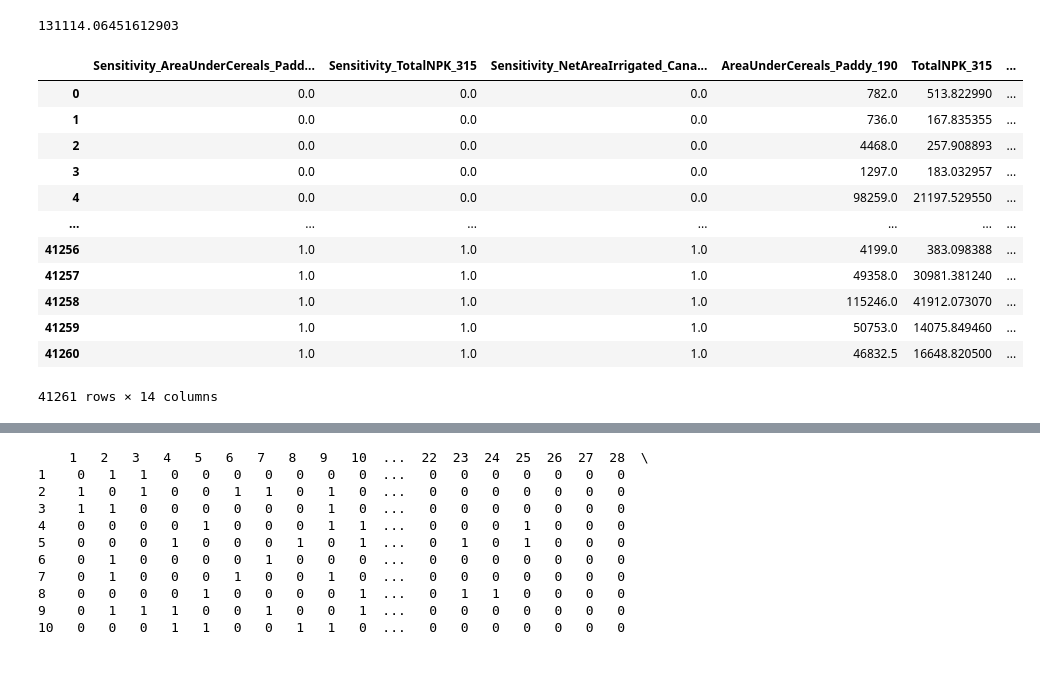
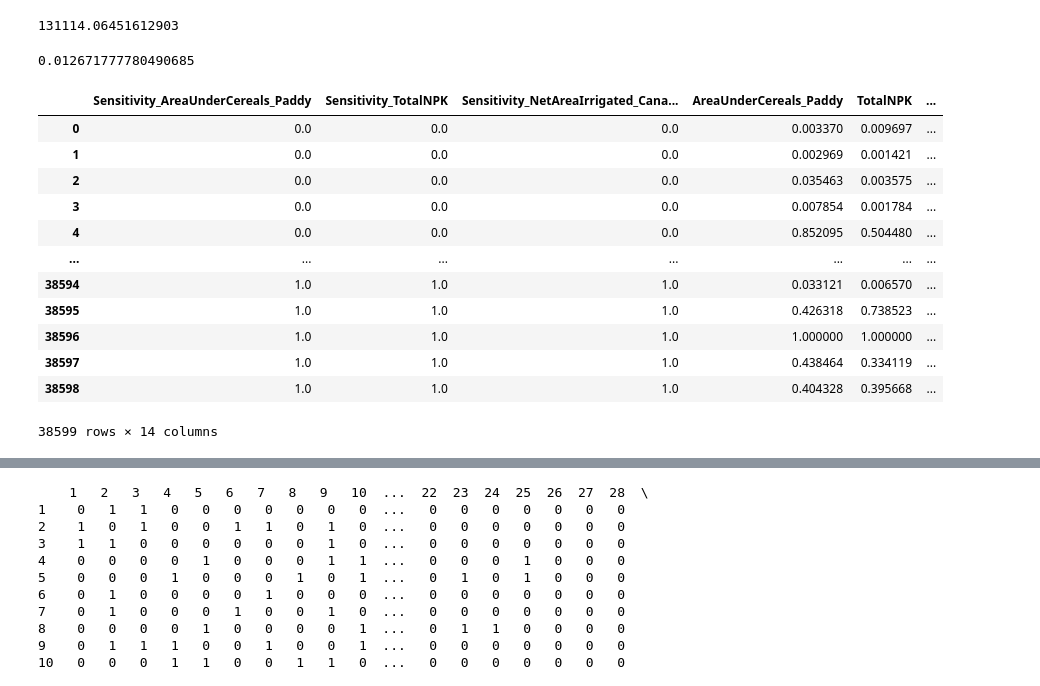
Before and after one commit to WSL-IIITB/WSL_IM_24-25, a Jupyter notebook: Rice_Prescriptive.ipynb, the cells around one changed output, grey strips where cells are left out. Cells and saved outputs as stored; diff of their text form; code cells hidden in the pictures.

```diff
--- a/Rice_Prescriptive.ipynb
+++ b/Rice_Prescriptive.ipynb
@@ -13,6 +13,15 @@ Zones = pd.read_excel('Zones.xlsx')
 Dataset = pd.read_csv('KAG 2016-17\Agriculture\Agriculture_KAG_2016_17.csv')
 Dataset.columns = map(remove_pattern, Dataset.columns)
 
+param = pd.read_csv('Params/3_parameters_multicollinearity_rice.csv')
+param.columns = map(remove_pattern, param.columns)
+
 Working_Directory = pd.read_csv('Working_Directory.csv')
-Working_Directory[24:]
+Working_Directory = Working_Directory[['District','Rice_Production', 'TotalNPK','AreaUnderCereals_Paddy','NetAreaIrrigated_Canals_NetAreaIrrigated','Rice_Ratio']].copy()
+
+for x in param.columns:
+    if(x != 'AreaUnderCereals_Paddy'):
+        Working_Directory[x] = Working_Directory[x]*Working_Directory['Rice_Ratio']
+
+Working_Directory
 # %% [output]
@@ -65,5 +145,12 @@ Case_file.head()
 # %%
-model=sm.OLS(y,Case_file).fit()
+# model=sm.OLS(y,Case_file).fit()
+# print(model.summary())
+# model.params.values
+# coef=model.params.values[1:]
+# coef
+
+model=sm.OLS(y_st['Rice_Production'],X_st).fit()
+Case_file = X_st
 print(model.summary())
 model.params.values
 coef=model.params.values[1:]
@@ -104,8 +191,9 @@ Case_file.loc[:,'Beta_2'] = coef[1]
 Case_file.loc[:,'Beta_3'] = coef[2]
 
 intervals = np.arange(0, 1.1, 0.1)
-columns=['Sensitivity_AreaUnderCereals_Paddy_190', 'Sensitivity_TotalNPK_315','Sensitivity_NetAreaIrrigated_Canals_NetAreaIrrigated_173']
+columns=['Sensitivity_AreaUnderCereals_Paddy', 'Sensitivity_TotalNPK','Sensitivity_NetAreaIrrigated_Canals_NetAreaIrrigated']
 # Generate all possible combinations of elements in arr
+num = len(columns)
 combinations = product(intervals, repeat=len(columns))
 combinations
 # %% [output]
@@ -166,33 +254,39 @@ result_df.head()
 Working_Directory['Rice_Production'].mean()
 # %% [output]
 131114.06451612903
+# %%
+delta_O = 0.05*y_st['Rice_Production'].median()
+delta_O
+# %% [output]
+0.012671777780490685
 # %%
-delta_O = 5000
+# delta_O = 5000
 
-result_df['New_F1'] = result_df['AreaUnderCereals_Paddy_190'] + (result_df['Sensitivity_AreaUnderCereals_Paddy_190']*delta_O)/result_df['Beta_1']
-result_df['New_F2'] = result_df['TotalNPK_315'] + (result_df['Sensitivity_TotalNPK_315']*delta_O)/result_df['Beta_2']
-result_df['New_F3'] = result_df['NetAreaIrrigated_Canals_NetAreaIrrigated_173'] + (result_df['Sensitivity_NetAreaIrrigated_Canals_NetAreaIrrigated_173']*delta_O)/result_df['Beta_3']
-result_df['District'] = np.tile(Working_Directory['District'],11**3)
+result_df['New_F1'] = result_df['AreaUnderCereals_Paddy'] + (result_df['Sensitivity_AreaUnderCereals_Paddy']*delta_O)/result_df['Beta_1']
+result_df['New_F2'] = result_df['TotalNPK'] + (result_df['Sensitivity_TotalNPK']*delta_O)/result_df['Beta_2']
+result_df['New_F3'] = result_df['NetAreaIrrigated_Canals_NetAreaIrrigated'] + (result_df['Sensitivity_NetAreaIrrigated_Canals_NetAreaIrrigated']*delta_O)/result_df['Beta_3']
+# result_df['District'] = np.tile(Working_Directory[~rows_to_remove]['District'],11**num)
+result_df['District'] = np.tile(Working_Directory[~rows_to_remove]['District'],11**num)
 
-result_df['New_F1'] = result_df['New_F1'].apply(lambda x: max(0, x))
-result_df['New_F2'] = result_df['New_F2'].apply(lambda x: max(0, x))
-result_df['New_F3'] = result_df['New_F3'].apply(lambda x: max(0, x))
+# result_df['New_F1'] = result_df['New_F1'].apply(lambda x: max(0, x))
+# result_df['New_F2'] = result_df['New_F2'].apply(lambda x: max(0, x))
+# result_df['New_F3'] = result_df['New_F3'].apply(lambda x: max(0, x))
 
 result_df
 # %% [output]
-|  | Sensitivity_AreaUnderCereals_Padd... | Sensitivity_TotalNPK_315 | Sensitivity_NetAreaIrrigated_Cana... | AreaUnderCereals_Paddy_190 | TotalNPK_315 | ... |
-| 0 | 0.0 | 0.0 | 0.0 | 782.0 | 513.822990 | ... |
-| 1 | 0.0 | 0.0 | 0.0 | 736.0 | 167.835355 | ... |
-| 2 | 0.0 | 0.0 | 0.0 | 4468.0 | 257.908893 | ... |
-| 3 | 0.0 | 0.0 | 0.0 | 1297.0 | 183.032957 | ... |
-| 4 | 0.0 | 0.0 | 0.0 | 98259.0 | 21197.529550 | ... |
+|  | Sensitivity_AreaUnderCereals_Paddy | Sensitivity_TotalNPK | Sensitivity_NetAreaIrrigated_Cana... | AreaUnderCereals_Paddy | TotalNPK | ... |
+| 0 | 0.0 | 0.0 | 0.0 | 0.003370 | 0.009697 | ... |
+| 1 | 0.0 | 0.0 | 0.0 | 0.002969 | 0.001421 | ... |
+| 2 | 0.0 | 0.0 | 0.0 | 0.035463 | 0.003575 | ... |
+| 3 | 0.0 | 0.0 | 0.0 | 0.007854 | 0.001784 | ... |
+| 4 | 0.0 | 0.0 | 0.0 | 0.852095 | 0.504480 | ... |
 | ... | ... | ... | ... | ... | ... | ... |
-| 41256 | 1.0 | 1.0 | 1.0 | 4199.0 | 383.098388 | ... |
-| 41257 | 1.0 | 1.0 | 1.0 | 49358.0 | 30981.381240 | ... |
-| 41258 | 1.0 | 1.0 | 1.0 | 115246.0 | 41912.073070 | ... |
-| 41259 | 1.0 | 1.0 | 1.0 | 50753.0 | 14075.849460 | ... |
-| 41260 | 1.0 | 1.0 | 1.0 | 46832.5 | 16648.820500 | ... |
+| 38594 | 1.0 | 1.0 | 1.0 | 0.033121 | 0.006570 | ... |
+| 38595 | 1.0 | 1.0 | 1.0 | 0.426318 | 0.738523 | ... |
+| 38596 | 1.0 | 1.0 | 1.0 | 1.000000 | 1.000000 | ... |
+| 38597 | 1.0 | 1.0 | 1.0 | 0.438464 | 0.334119 | ... |
+| 38598 | 1.0 | 1.0 | 1.0 | 0.404328 | 0.395668 | ... |
-41261 rows × 14 columns
+38599 rows × 14 columns
 # %%
 result_df['New_Production'] = result_df['Beta_1'] * result_df['New_F1'] + result_df['Beta_2'] * result_df['New_F2'] + result_df['Beta_3'] * result_df['New_F3'] + result_df['Beta_0']
 result_df
```
Also changed, not shown: parts of 27 cells of this notebook, 8 other files.
